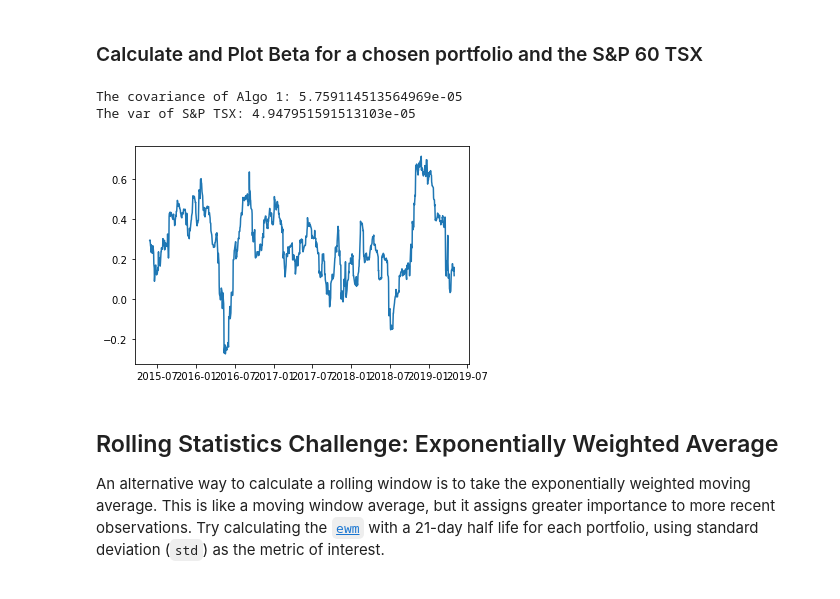
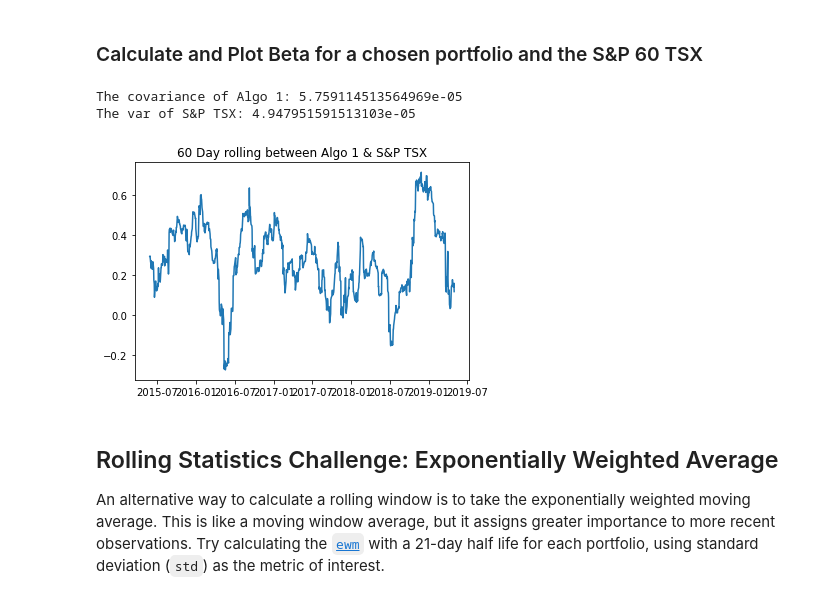
Before and after one commit to kcctudo/python-homework, a Jupyter notebook: whale_analysis.ipynb, the cells around one changed output. Drawn from its saved outputs; the diff is of its cells as text; code cells hidden in the pictures.

Commit message:
Add files via upload
Add title to charts

```diff
--- a/whale_analysis.ipynb
+++ b/whale_analysis.ipynb
@@ -238,34 +238,36 @@ S&P TSX                      1.000000
 
 # Calculate covariance of a single portfolio
 
 # Calculate variance of S&P TSX
 
 # Computing beta
 
 # Plot beta trend
 # Choose one portfolio, then calculate and plot the 60-day rolling beta for it and the S&P TSX 60
 
 myport = "Algo 1"
 myindexport = "S&P TSX"
 retandindex = pd.concat([returns_df[myindexport],returns_df[myport]], axis=1, join="outer")
 mycov = retandindex.rolling(60).cov().unstack()[myindexport][myport]
 myvar = returns_df[myindexport].rolling(60).var()
 rollbeta = mycov/myvar
+plt.clf()
 plt.figure
 plt.plot(rollbeta)
+plt.title("60 Day rolling between Algo 1 & S&P TSX")
 
 corr_df = corr_matrix.iloc[6,:]
 corr_df = corr_df.drop(['S&P TSX'])
 corr_df[corr_df==np.max(corr_df)].index[0]
 cov_df = returns_df.cov()
 var_df = returns_df.var()
 tmp_str = "The covariance of "+ cov_df.index[4] + ":"
 print("The covariance of "  + cov_df.index[4] +": " + str(cov_df.iloc[4,4]))
 print(f"The var of S&P TSX: {var_df.loc['S&P TSX']}")
 # %% [output]
 The covariance of Algo 1: 5.759114513564969e-05
 The var of S&P TSX: 4.947951591513103e-05
-[figure, old version]
+[figure, new version]
 # %% [markdown]
 ## Rolling Statistics Challenge: Exponentially Weighted Average
 
```
Also changed, not shown: parts of 8 cells of this notebook.
